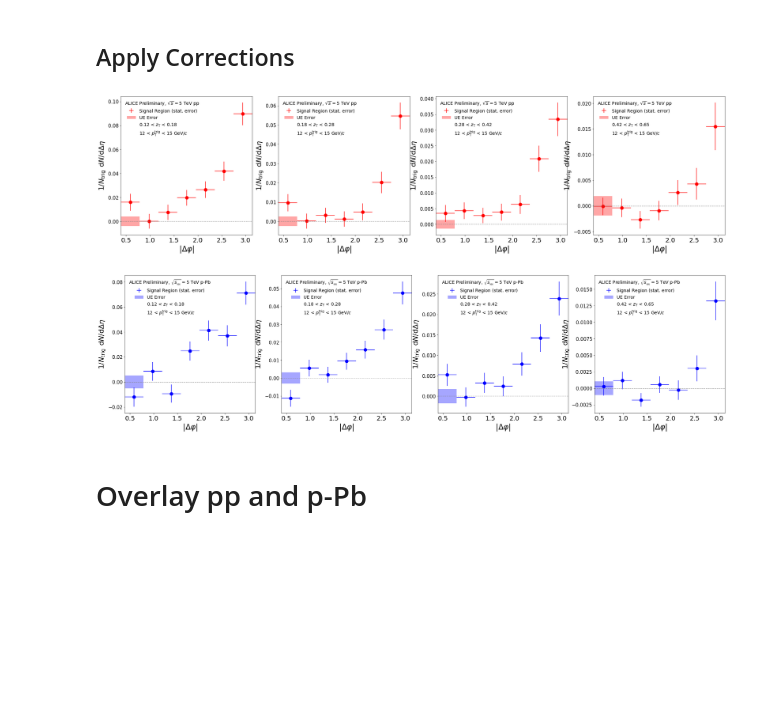
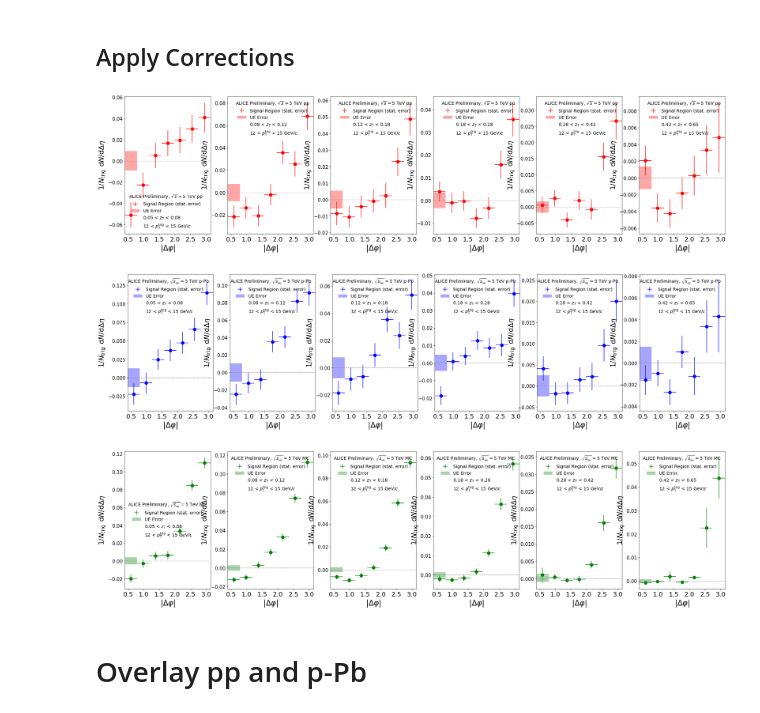
Before and after one commit to miguelignacio/CorrelationAnalysis, a Jupyter notebook: NtupleAnalysis/correlation.ipynb, the cells around one changed output. Saved outputs shown, nothing was run; the diff lists cells and outputs as text; code cells hidden in the pictures; blank space fills up the shorter version.

```diff
--- a/NtupleAnalysis/correlation.ipynb
+++ b/NtupleAnalysis/correlation.ipynb
@@ -90,3 +135,5 @@ oneminFake = [1,0.982,0.980,0.978,0.970,0.915,0.812]
+# %%
+eta_max = 1.2
 # %% [markdown]
 # Define Errors
 # %%
@@ -237,7 +283,6 @@ def GetLE_Val( LE_Phi_Array, LE_Error_Array):
 def GetPhiProj(filename,prfx,ipt, izt, Signal_DNN=True):
 
     file = ROOT.TFile(filename)
-
 
     if (Signal_DNN == "Inclusive"):
         histo2D = file.Get('Correlation__pT%1.0f_%1.0f__zT%1.0f_zT%1.0f'
@@ -246,8 +291,7 @@ def GetPhiProj(filename,prfx,ipt, izt, Signal_DNN=True):
         Eta_Axis = histo2D.GetYaxis()
         PhiProjection = histo2D.ProjectionX('Inclusive_PhiProjection__pT_%1.0f_%1.0f__zt_%1.0f_%1.0f'
                                       %(pTbins[ipt],pTbins[ipt+1],100*zTbins[izt],
-                                        100*zTbins[izt+1]),Eta_Axis.FindBin(-0.6),Eta_Axis.FindBin(0.6))
-                                        #100*zTbins[izt+1]),Eta_Axis.FindBin(-1.2),Eta_Axis.FindBin(1.2))
+                                        100*zTbins[izt+1]),Eta_Axis.FindBin(-eta_max),Eta_Axis.FindBin(eta_max))
 
     else:
         DNN_Rgn = int(Signal_DNN) + 2*(1-int(Signal_DNN)) #convert bool to DNN_1 (Sgn) or DNN_2 (Bkgd)
@@ -257,14 +301,11 @@ def GetPhiProj(filename,prfx,ipt, izt, Signal_DNN=True):
         Eta_Axis = histo2D.GetYaxis()
         PhiProjection = histo2D.ProjectionX('DNN%i_PhiProjection__pT_%1.0f_%1.0f__zt_%1.0f_%1.0f'
                                       %(DNN_Rgn,pTbins[ipt],pTbins[ipt+1],100*zTbins[izt],
-                                        100*zTbins[izt+1]),Eta_Axis.FindBin(-0.6),Eta_Axis.FindBin(0.6))
-                                        #100*zTbins[izt+1]),Eta_Axis.FindBin(-1.2),Eta_Axis.FindBin(1.2))
-
+                                        100*zTbins[izt+1]),Eta_Axis.FindBin(-eta_max),Eta_Axis.FindBin(eta_max))
 
     PhiProjection.SetDirectory(0)
     PhiProjection.Rebin(2)
-    PhiProjection.Scale(1.0/1.2)
-    #PhiProjection.Scale(1.0/2.4)
+    PhiProjection.Scale(1.0/(2*eta_max))
 
     #per trigger yield
     ntriggers = Get_NTriggers(filename,ipt, Signal_DNN)
@@ -351,9 +392,6 @@ def GetPhiProj(filename,prfx,ipt, izt, Signal_DNN=True):
 # %% [markdown]
 # UE Plot & Table
 # %%
-Systems = ["pp","p-Pb"]
-Files = [pp_File,pPb_File]
-
 for sys,ifile in zip(Systems,Files):
     print(" $z_T$ interval   & LE Signal Region & LE Background Region & ZYAM Signal Region & ZYAM Background Region")
     fig = plt.figure(figsize=(34,17))
@@ -364,7 +402,7 @@ for sys,ifile in zip(Systems,Files):
 
             ztb = izt-zT_offset
 
-            Sig_LE_Phi_Array, Sig_LE_Error_Array = GetLEProj(ifile, ipt, izt, True,False)
+            Sig_LE_Phi_Array, Sig_LE_Error_Array = GetLEProj(ifile, ipt, izt, True,False)#2 Bools: Signal_Region, LE Region Averegaing
             Bkg_LE_Phi_Array, Bkg_LE_Error_Array = GetLEProj(ifile, ipt, izt, False,False)
 
             S_LE, S_LE_Error = GetLE_Val(Sig_LE_Phi_Array, Sig_LE_Error_Array)
@@ -412,7 +450,7 @@ for sys,ifile in zip(Systems,Files):
             s_le_line = ax.fill_between(fill_x, S_LE-S_LE_Error,S_LE+S_LE_Error,interpolate=False,edgecolor='grey',linewidth=0.0, alpha=0.5,facecolor='grey')
 
             leg = ax.legend([s_plot,s_le_plot,s_le_line,s_z_line,empt,empt2],['Signal Region (stat. error)','0.8 <|$\Delta\eta$| < 1.4','UE Estimate',
-                'ZYAM',r'%1.2f < $z_\mathrm{T}$ < %1.2f'%(zTbins[izt],zTbins[izt+1]),r'12 < $p_\mathrm{T}^{\mathrm{trig}}$ < 15 GeV/$c$'],
+                'ZYAM',r'%1.2f < $z_\mathrm{T}$ < %1.2f'%(zTbins[izt],zTbins[izt+1]),r'%1.0f < $p_\mathrm{T}^{\mathrm{trig}}$ < %1.0f GeV/$c$'%(pTbins[ipt],pTbins[ipt+1])],
                 loc='best',title = "Alice Preliminary %s 5 TeV",fontsize=14,frameon=False,numpoints=1)
             if (sys == 'pp'):
                 leg.set_title("ALICE Preliminary, $\sqrt{s}=$5 TeV %s"%(sys))
@@ -446,7 +484,7 @@ for sys,ifile in zip(Systems,Files):
 
             b_le_plot =plt.errorbar(delta_phi_centers,Bkg_LE_Phi_Array,xerr=phi_width,yerr=Bkg_LE_Error_Array,fmt=None,ecolor='Grey',alpha=0.8)
             leg = ax.legend([b_plot,b_le_plot,b_le_line,b_z_line,empt,empt2],['Bkg Region (stat. error)','0.8 <|$\Delta\eta$| < 1.4','UE Estimate',
-                'ZYAM',r'%1.2f < $z_\mathrm{T}$ < %1.2f'%(zTbins[izt],zTbins[izt+1]),r'12 < $p_\mathrm{T}^{\mathrm{trig}}$ < 15 GeV/$c$'],
+                'ZYAM',r'%1.2f < $z_\mathrm{T}$ < %1.2f'%(zTbins[izt],zTbins[izt+1]),r'%1.0f < $p_\mathrm{T}^{\mathrm{trig}}$ < %1.0f GeV/$c$'%(pTbins[ipt],pTbins[ipt+1])],
                 loc='best',fontsize=14,frameon=False,numpoints=1)
             if (sys == 'pp'):
                 leg.set_title("ALICE Preliminary, $\sqrt{s}=$5 TeV %s"%(sys))
@@ -649,13 +762,17 @@ for ztb in range (NzT):
     Apply_Corrections(pPb_LE_Error[ztb])
 # %%
 for sys,ifile in zip(Systems,Files):
+
+    SYS=sys
 
     if (sys == "p-Pb"):
         SYS = "pPb" #can't have -
         sys_color = 'blue'
-    else:
-        SYS=sys
+    elif(sys == "pp"):
         sys_color = 'red'
+    elif(sys == "MC"):
+         sys_color = 'green'
+
 
     fig = plt.figure(figsize=(34,8))
     for ipt in range (3):
@@ -663,39 +780,40 @@ for sys,ifile in zip(Systems,Files):
         ipt = ipt+2
         for izt in range (zT_offset,NzT+zT_offset):
             ztb = izt-zT_offset
-        #sig
+
             if (NzT == 4):
                 ax = fig.add_subplot(1,4,(ztb+1))
             elif (NzT == 6):
                 ax = fig.add_subplot(1,6,(ztb+1))
 
             ax.plot(delta_phi_centers,vars()["%s_CSR"%(SYS)][ztb],'bo',color=sys_color,ms=10)
             s_plot = ax.errorbar(delta_phi_centers,vars()["%s_CSR"%(SYS)][ztb],xerr=phi_width,
                 yerr=vars()["%s_CSR_Errors"%(SYS)][ztb],fmt=None,ecolor=sys_color,label='Signal Region (stat. error)')
             UE_Band = ax.fill_between(ue_error_bar,-vars()["%s_LE_Error"%(SYS)][ztb],vars()["%s_LE_Error"%(SYS)][ztb],facecolor=sys_color,alpha=0.35)
             plt.axhline(y=0,color='gray',linestyle='--',linewidth=1.3,alpha=0.8)
 
 
             plt.xlabel(r'|$\Delta \varphi$|',fontsize=fsize+4)
             plt.xticks(fontsize=(fsize))
             plt.xlim((0.39269908169872414,3.14159))
             plt.ylabel(r'$1/N_{\mathrm{trig}} \: \: \mathrm{d}N/\mathrm{d}\Delta\eta$',fontsize=fsize+2)
             #plt.ylim((0,1.2*max(Sig_LE_Phi_Array)))
             empt, = ax.plot([], [], ' ')
             empt2, = ax.plot([],[],' ')
             plt.yticks(fontsize=fsize-5)
 
             leg = ax.legend([s_plot,UE_Band,empt,empt2],['Signal Region (stat. error)',"UE Error",r'%1.2f < $z_\mathrm{T}$ < %1.2f'
-                %(zTbins[izt],zTbins[izt+1]),r'12 < $p_\mathrm{T}^{\mathrm{trig}}$ < 15 GeV/$c$'],
+                %(zTbins[izt],zTbins[izt+1]),r'%1.0f < $p_\mathrm{T}^{\mathrm{trig}}$ < %1.0f GeV/$c$'%(pTbins[ipt],pTbins[ipt+1])],
                 loc='best',title = "Alice Preliminary %s 5 TeV",fontsize=14,frameon=False,numpoints=1)
             if (sys == 'pp'):
                 leg.set_title("ALICE Preliminary, $\sqrt{s}=$5 TeV %s"%(sys))
             else:
                 leg.set_title("ALICE Preliminary, $\sqrt{s_{\mathrm{_{NN}}}}=$5 TeV %s"%(sys))
             plt.setp(leg.get_title(),fontsize=14)
 # %% [output]
-[figure, old version]
+[figure, new version]
-[figure, old version]
+[figure, new version]
+[figure, added]
 # %% [markdown]
 # Overlay pp and p-Pb
 # %%
```
Also changed, not shown: parts of 42 cells of this notebook, 1 other file.
